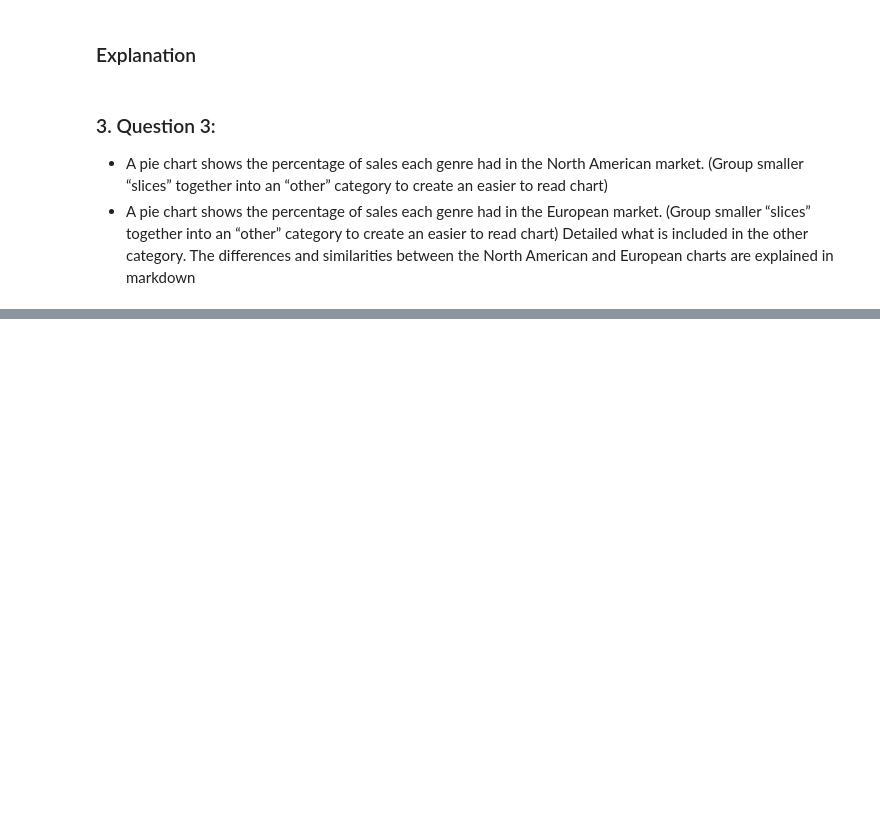
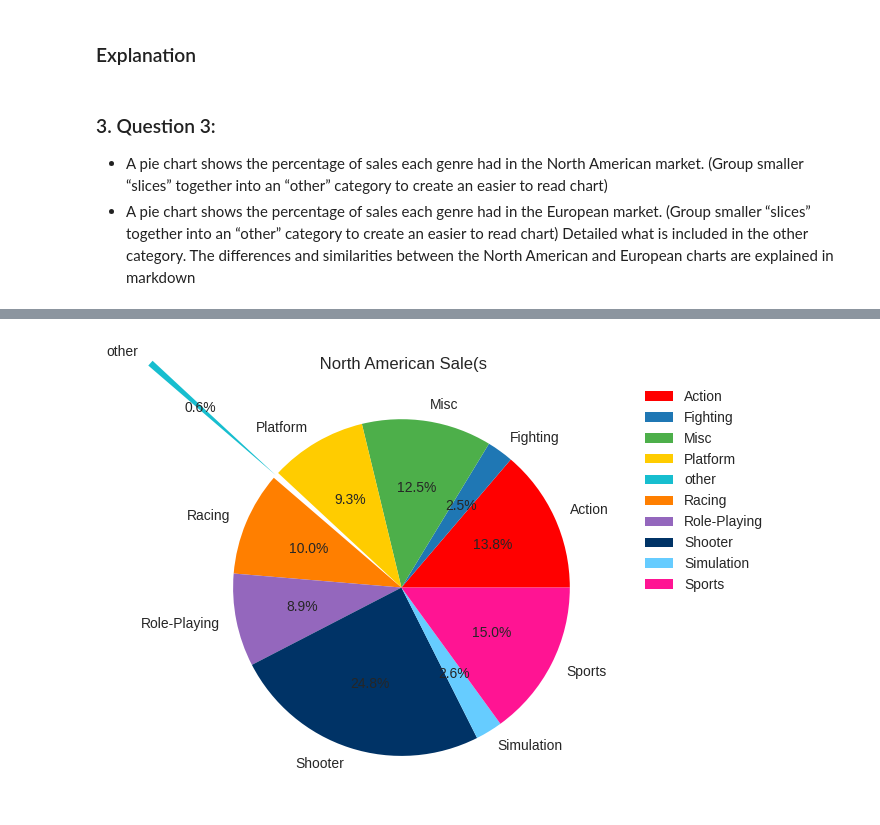
Before and after one commit to sahvsergio/treehouse_data_analysis_techdegree_unit6, a Jupyter notebook: Data Analysis Tech Degree Unit 6 Graphing Video Game Sales.ipynb, the cells around one changed output, grey strips where cells are left out. Drawn from its saved outputs; the diff is of its cells as text; code cells hidden in the pictures; blank space fills up the shorter version.

```diff
--- a/Data Analysis Tech Degree Unit 6 Graphing Video Game Sales.ipynb
+++ b/Data Analysis Tech Degree Unit 6 Graphing Video Game Sales.ipynb
@@ -188,0 +145,93 @@ plt.show()
+# %%
+#North American Sales info
+North_American_Sales=video_games_info[['Genre', 'NA_Sales']]
+NA_Sales_group=North_American_Sales.groupby('Genre')
+NA_Sales_sum=NA_Sales_group.sum()
+#puzzle,fighting Simulation are the least ones
+#European sales
+
+Europen_Sales=video_games_info[['Genre','EU_Sales']]
+
+European_Sales_group=Europen_Sales.groupby('Genre')
+European_Sales_sum=European_Sales_group.sum()
+#European_Sales_group=European_Sales.groupby('Genre')
+European_Sales_sum=European_Sales_group.sum()
+
+#
+na_labels=[]
+na_sales=[]
+
+eu_labels=[]
+eu_sales=[]
+
+
+
+for genre, na_sale in NA_Sales_sum.iterrows():
+    na_labels.append(genre)
+    na_sales.append(na_sale.iloc[0])
+
+for eu_genre, eu_sale in NA_Sales_sum.iterrows():
+    eu_labels.append(eu_genre)
+    eu_sales.append(eu_sale.iloc[0])
+
+na_dict= { k:v for (k,v) in zip(na_labels, na_sales)}
+eu_dict={k:v for (k,v) in zip(eu_labels, eu_sales)}
+
+
+
+new_na_dict={}
+new_eu_dict={}
+for key, group in itertools.groupby(na_dict, lambda k: 'other' if (na_dict[k]<6) else k):
+     new_na_dict[key] = sum([na_dict[k] for k in list(group)])
+
+for key, group in itertools.groupby(eu_dict, lambda k: 'other' if(eu_dict[k]<6) else k):
+    new_eu_dict[key]=sum([eu_dict[k]for k in list(group)])
+
+
+new_na_labels=new_na_dict.keys()
+new_na_sales=new_na_dict.values()
+new_eu_labels=new_eu_dict.keys()
+new_eu_sales= new_eu_dict.values()
+
+na_colors=colors = [
+    '#FF0000',  #  - Red
+    '#1f77b4',  #  - Blue
+    '#4DAF4A',  #  - Green
+    '#FFCC00',  #  - Yellow
+    '#17becf',  #  - Teal
+    '#FF7F00',  #  - Orange
+    '#9467bd',  #  - Purple
+    '#003366',  #  - Dark Blue
+    '#66CCFF',  #  - Light Blue
+    '#FF1493'   #  - Pink
+]
+plt.title(' North American Sale(s')
+plt.pie(new_na_sales, labels=new_na_labels,autopct='%1.1f%%',colors=na_colors, explode=(0,0,0,0,1,0,0,0,0,0), normalize=True)
+plt.legend(bbox_to_anchor=(1.05, 1), loc='upper left')
+plt.tight_layout()
+plt.show()
+
+
+
+plt.title('European Sales')
+eu_colors = colors = [
+    '#E41A1C',  # Red
+    '#377EB8',  # Blue
+    '#4DAF4A',  # Green
+    '#FF7F00',  # Orange
+    '#FFFF33',  # Yellow
+    '#A65628',  # Brown
+    '#F781BF',  # Pink
+    '#999999',  # Gray
+    '#66CC99',  # Light Green
+    '#FFCC00'   # Yellow-orange
+]
+plt.pie(new_eu_sales, labels=new_eu_labels,autopct='%1.1f%%',colors=eu_colors,explode=(0,0,0,0,1,0,0,0,0,0), normalize=True)
+#shooter sports and action
+#Simulation, Puzzle, Fighting
+plt.legend(bbox_to_anchor=(1.05, 1), loc='upper left')
+plt.tight_layout()
+plt.show()
+len(new_eu_sales)
+# %% [output]
+[figure, added]
```
Also changed, not shown: parts of 14 cells of this notebook.
